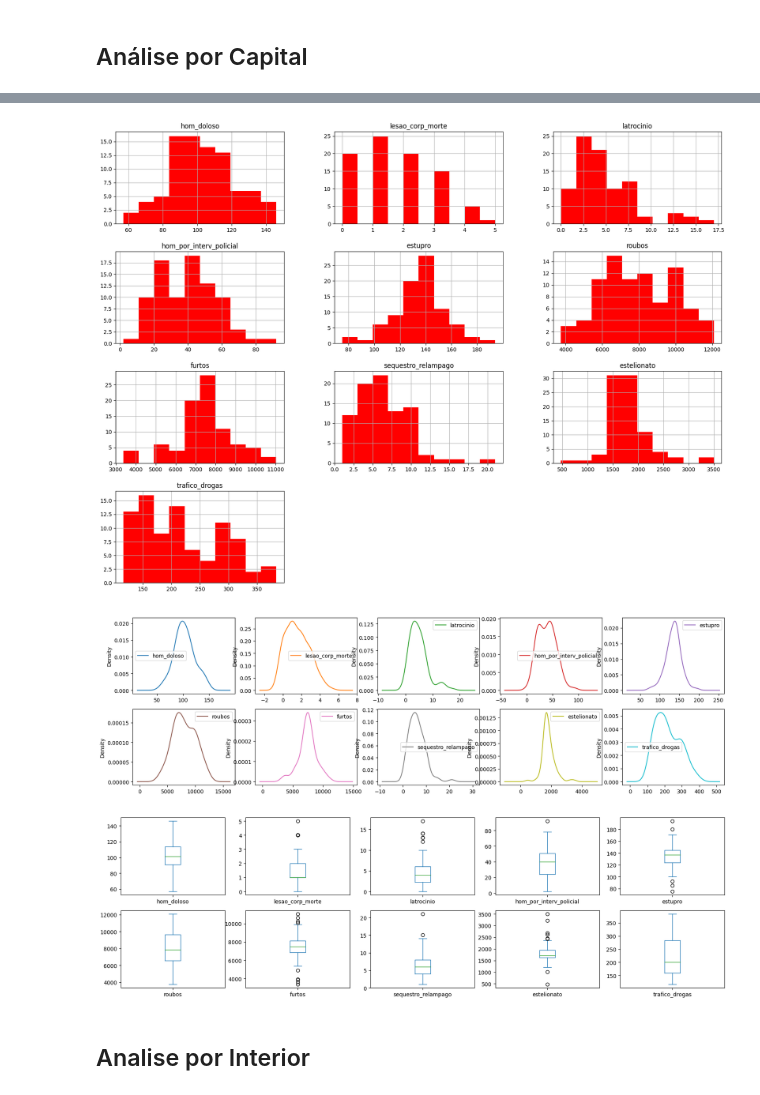
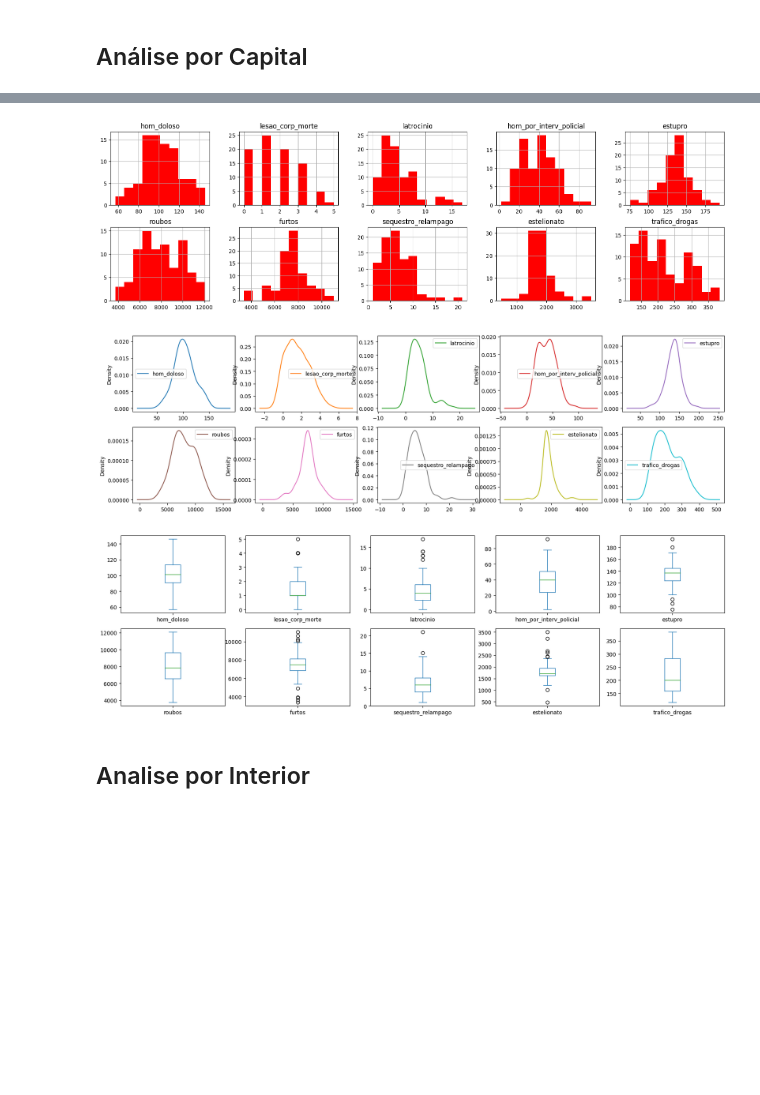
Before and after one commit to eccardoso/mvp-analise-de-dados-e-boas-praticas, a Jupyter notebook: MVP_Análise_de_Dados.ipynb, the cells around one changed output, grey strips where cells are left out. Cells and saved outputs as stored; diff of their text form; code cells hidden in the pictures; blank space fills up the shorter version.

```diff
--- a/MVP_Análise_de_Dados.ipynb
+++ b/MVP_Análise_de_Dados.ipynb
@@ -256,8 +265,13 @@ plt.show()
 # %% [markdown]
 ## Análise por Capital
 # %%
+# Agrupando por regiao
 agrupamento_regiao = dataset.groupby('regiao')
-agrupamento_capital=agrupamento_regiao.get_group('Capital')
-agrupamento_capital.describe(percentiles=[.05,.25,.75,.95,.99])
+
+# Selecionando somente a Capital
+selecao_capital=agrupamento_regiao.get_group('Capital')
+
+# Tabela com as medidas descritivas da Capital
+round (selecao_capital.describe(percentiles=[.05,.25,.75,.95,.99]),2)
 # %% [output]
 |  | hom_doloso | lesao_corp_morte | latrocinio | hom_por_interv_policial | estupro | roubos | furtos | ... |
@@ -275,16 +289,11 @@ agrupamento_capital.describe(percentiles=[.05,.25,.75,.95,.99])
 # %%
-#g11clone=agrupamento_capital.iloc[:,5:]
-#g11clone.head(10)
-agrupamento_capital.hist(figsize = (20,15),color="red")
-agrupamento_capital.plot(kind = 'density', subplots = True, layout = (5,5), sharex = False, figsize = (20,15))
-agrupamento_capital.plot(kind = 'box', subplots = True, layout = (5,5), sharex = False, sharey = False, figsize = (20,15))
+selecao_capital.hist(layout = (5,5),figsize = (20,15),color="red")
+selecao_capital.plot(kind = 'density',subplots = True, layout = (5,5),  sharex = False, figsize = (20,15))
+selecao_capital.plot(kind = 'box', subplots = True, layout = (5,5), sharex = False, sharey = False, figsize = (20,15))
 
 plt.show()
-
-
-#g11.hist(figsize = (20,15),color="red")
 # %% [output]
-[figure, old version]
+[figure, new version]
 [figure]
 [figure]
 # %% [markdown]
```
Also changed, not shown: parts of 30 cells of this notebook.
